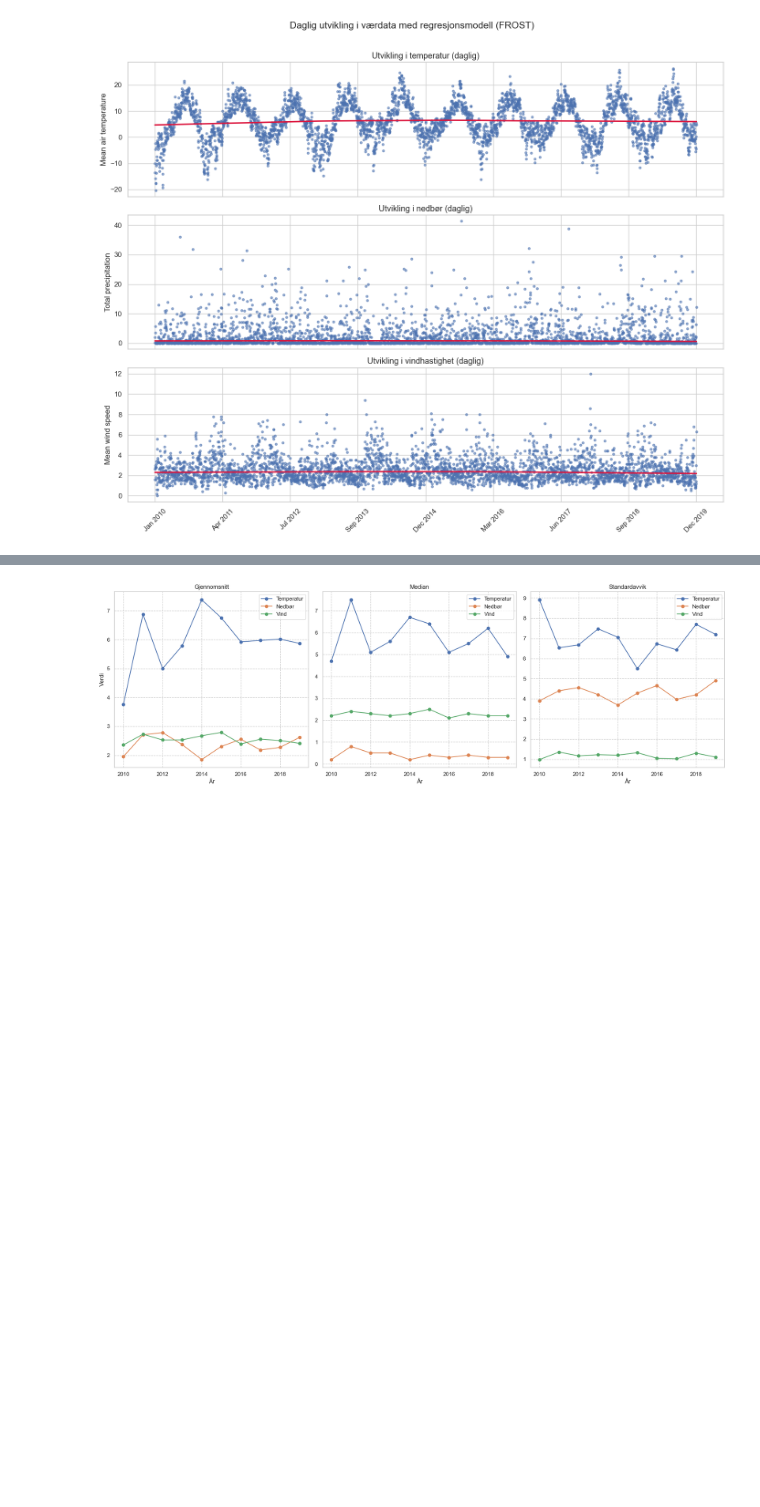
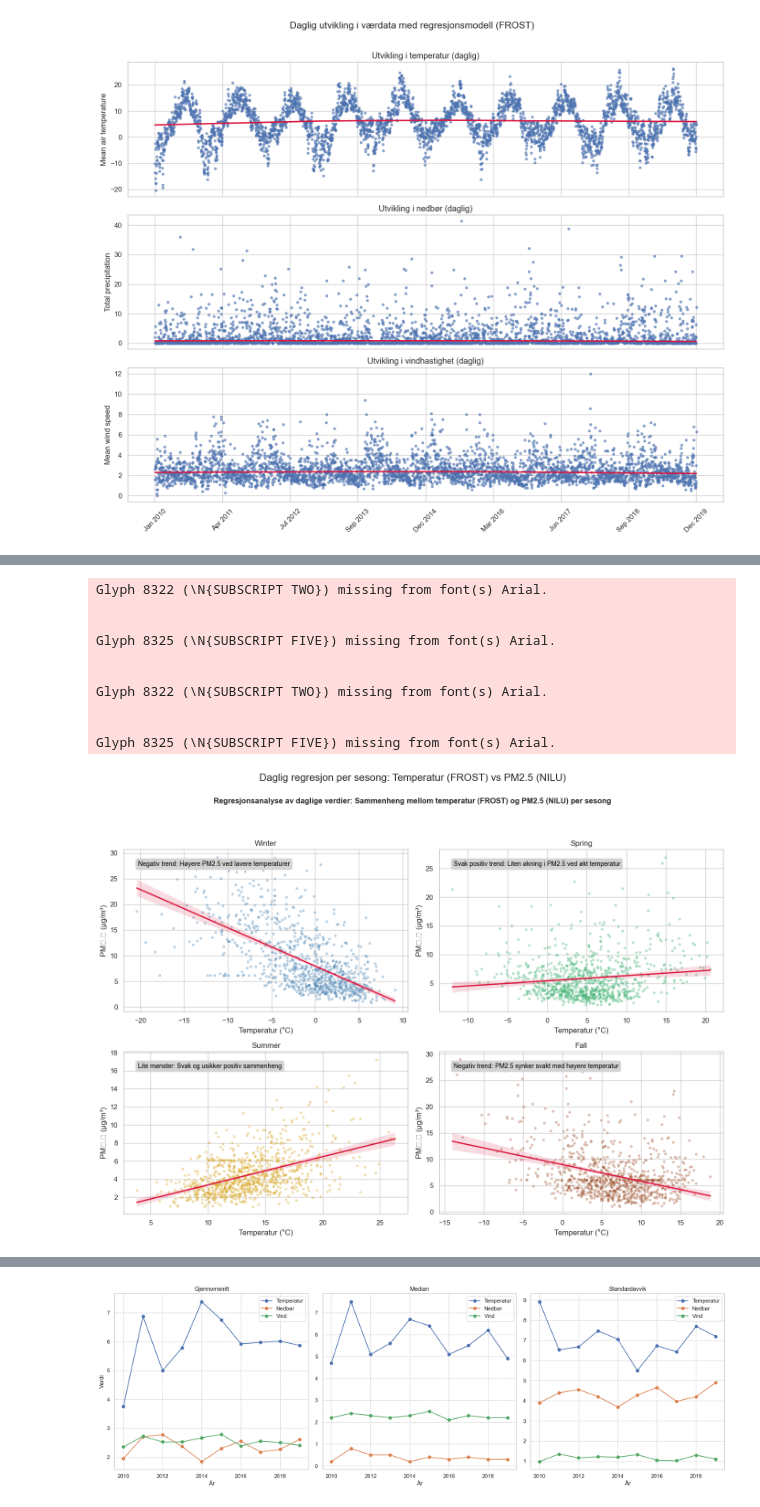
Before and after one commit to andsamfu/prosjekt_miljodataanalyse, a Jupyter notebook: notebooks/02_data_analysis_and_visualisation.ipynb, the cells around one changed output, grey strips where cells are left out. Drawn from its saved outputs; the diff is of its cells as text; code cells hidden in the pictures; blank space fills up the shorter version.

```diff
--- a/notebooks/02_data_analysis_and_visualisation.ipynb
+++ b/notebooks/02_data_analysis_and_visualisation.ipynb
@@ -68,0 +161,21 @@ plot_weather_components("../data/clean/frost.db")
+# %%
+
+
+from data_visualizations.frost_vs_nilu_visualization.Temperature_vs_NO2 import plot_temperature_vs_pm25
+
+plot_temperature_vs_pm25(
+    "../data/clean/cleaned_data_nilu.json",
+    "../data/clean/frost.db"
+)
+# %% [output]
+Glyph 8322 (\N{SUBSCRIPT TWO}) missing from font(s) Arial.
+
+
+Glyph 8325 (\N{SUBSCRIPT FIVE}) missing from font(s) Arial.
+
+
+Glyph 8322 (\N{SUBSCRIPT TWO}) missing from font(s) Arial.
+
+
+Glyph 8325 (\N{SUBSCRIPT FIVE}) missing from font(s) Arial.
+[figure, added]
```
Also changed, not shown: parts of 33 cells of this notebook, 2 other files.
